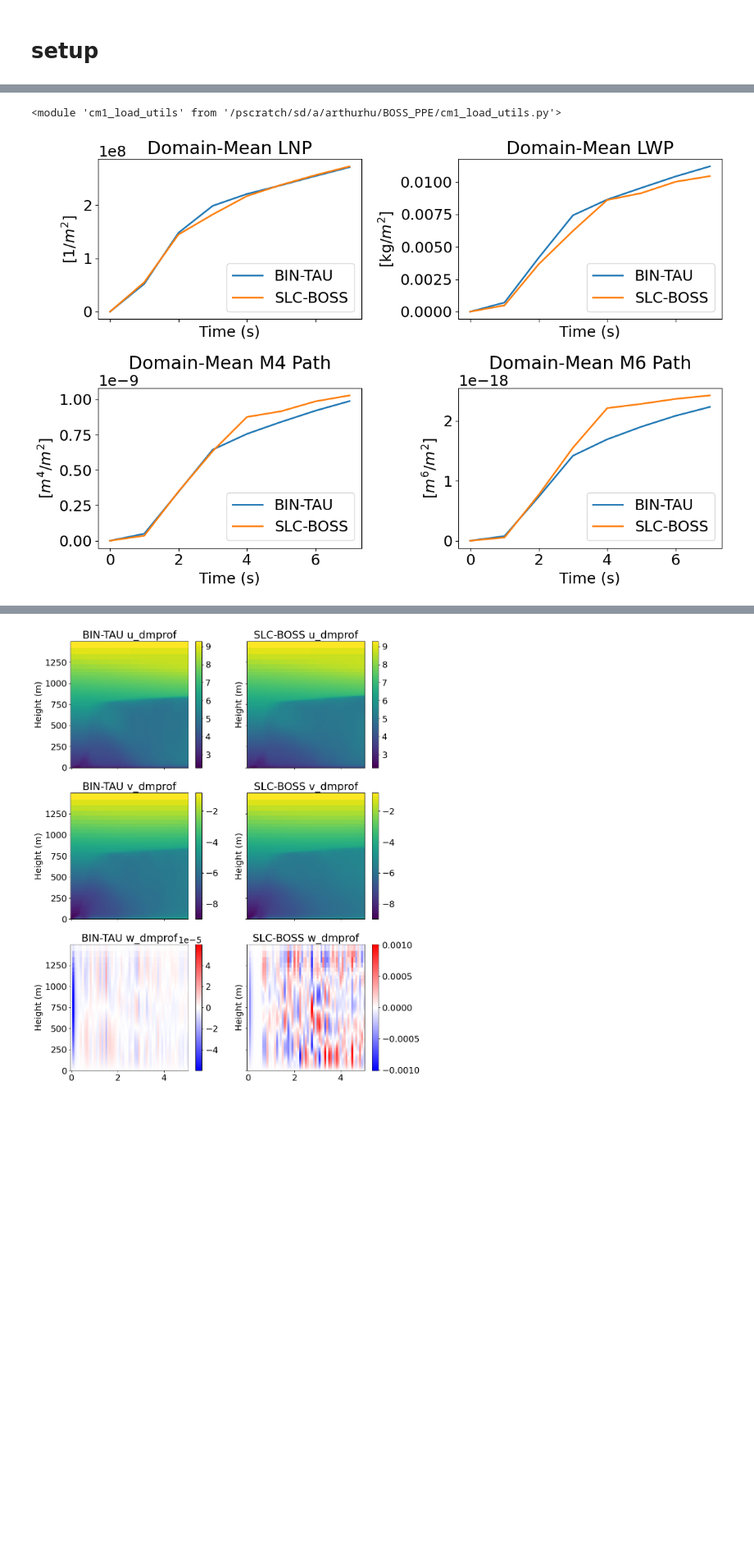
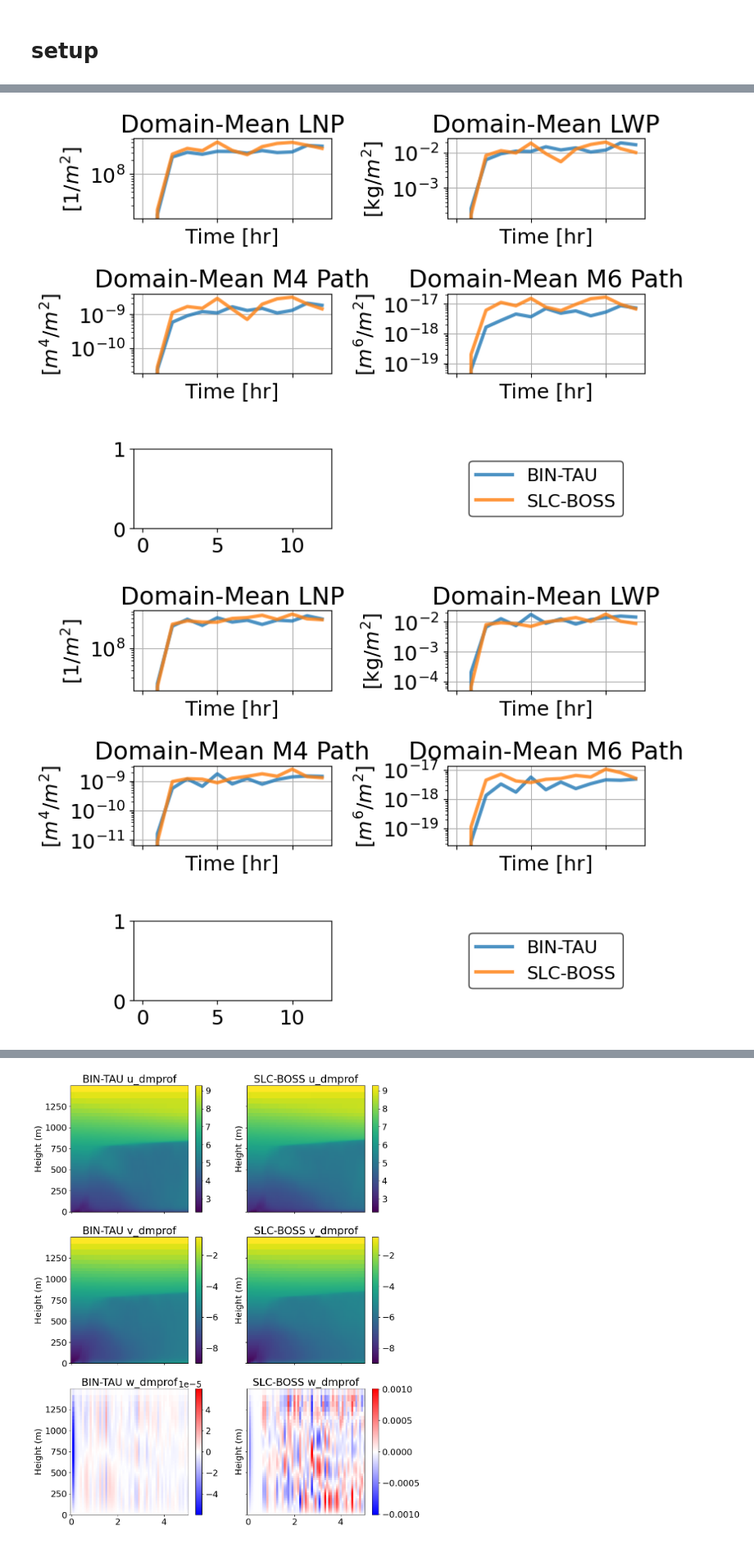
Before and after one commit to arthurzqhu/BOSS_PPE, a Jupyter notebook: cm1_viz.ipynb, the cells around one changed output, grey strips where cells are left out. Shown at 82% size. Cells and saved outputs as stored; diff of their text form; code cells hidden in the pictures; blank space fills up the shorter version.

```diff
--- a/cm1_viz.ipynb
+++ b/cm1_viz.ipynb
@@ -14,8 +19,8 @@ import itertools
 # %%
-nikki = '2025-09-10'
+nikki = ''
 target_nikki = 'target'
-sim_config = 'fullmp_actce'
-target_sim_config = 'fullmic'
+sim_config = 'NCE_rico'
+target_sim_config = 'NCE_rico'
 
 plot_dir = f"plots/{nikki}/{sim_config}/"
 if not os.path.exists(plot_dir):
@@ -25,14 +30,18 @@ n_init = 1
 target_mp = 'BIN-TAU'
 train_mp = 'SLC-BOSS'
 mconfigs = os.listdir(cl.output_dir + nikki)
-vars_strs, vars_vn = lp.get_dics(cl.output_dir, target_nikki, target_sim_config, n_init)
+vars_strs, vars_vn = lp.get_dics(cl.output_dir, nikki, sim_config, n_init)
 var_interest = []
 var_interest += ['M0_dmprof', 'M3_dmprof', 'M4_dmprof', 'M6_dmprof'] # domain-mean profiles
 var_interest += ['M0_dmpath', 'M3_dmpath', 'M4_dmpath', 'M6_dmpath'] # domain-mean path
+# var_interest += ['M0_dmpath', 'M3_dmpath', 'M4_dmpath', 'M6_dmpath', 'prate_dm'] # domain-mean path
 # var_interest += ['M0_curtain_mean', 'M3_curtain_mean', 'M4_curtain_mean', 'M6_curtain_mean'] # curtain
 # var_interest += ['w', 'w_dmprof', 'w_curtain_slice', 'w_curtain_mean'] # 4D var
 # var_interest += ['u_dmprof', 'v_dmprof', 'w_dmprof']
 # var_interest += ['M0', 'M3']
+var_interest += ['M0_dmpath_last6hrmean', 'M3_dmpath_last6hrmean', 'M4_dmpath_last6hrmean', 'M6_dmpath_last6hrmean',
+                #  'prate_dm_last2hrmean', 'prate_last2hrstd', 't_precip_onset', 'precip_max_dm'
+                ] # last 2 hr mean path
 
 file_info = {'dir': cl.output_dir,
              'date': nikki,
@@ -43,22 +52,17 @@ if 'nc_dict' not in globals():
 # %%
 # load BIN data
 
-for initcond_combo in itertools.product(*[vars_strs[0][:1]]):
+for initcond_combo in tqdm(itertools.product(*[vars_strs[0]])):
     ic_str = "".join(initcond_combo)
     file_info.update({'sim_config': target_sim_config,
                       'vars_str': list(initcond_combo),
                       'date': target_nikki,
                       'mp_config': target_mp})
     cl.load_cm1(file_info, var_interest, nc_dict, False)
-# %%
-import importlib
-importlib.reload(cl)
-# %% [output]
-<module 'cm1_load_utils' from '/pscratch/sd/a/arthurhu/BOSS_PPE/cm1_load_utils.py'>
 # %%
 # load BOSS data
 
-for initcond_combo in itertools.product(*[vars_strs[0][:1]]):
+for initcond_combo in tqdm(itertools.product(*[vars_strs[0]])):
     ic_str = "".join(initcond_combo)
     file_info.update({'sim_config': sim_config,
                       'vars_str': list(initcond_combo),
@@ -68,28 +72,50 @@ for initcond_combo in itertools.product(*[vars_strs[0][:1]]):
 # %%
 time = nc_dict['time']/3600
 mps = ['BIN-TAU', 'SLC-BOSS']
+color_order = ['tab:blue', 'tab:orange']
 x = nc_dict['x']
 z = nc_dict['z']*1e3
 icase = 'na10'
 plt.rc('font', size=18)
 # %%
 varsplot = ['M0_dmpath', 'M3_dmpath', 'M4_dmpath', 'M6_dmpath']
-fig, axs = plt.subplots(2, 2, figsize=(12, 8), sharex=True)
-axs = axs.flatten()
-min_time = min(nc_dict[icase]['SLC-BOSS'][var_interest[0]]['value'].shape[0],
-    nc_dict[icase]['BIN-TAU'][var_interest[0]]['value'].shape[0])
-for i, var in enumerate(varsplot):
-    units = cl.output_var_set[var]['var_unit']
-    longname = cl.output_var_set[var]['longname']
-    for mp in mps:
-        axs[i].plot(time[:min_time], nc_dict[icase][mp][var]['value'][:min_time], label=mp, linewidth=2)
-    # axs[i].set_yscale('log')
-    axs[i].set_title(longname)
-    axs[i].set_xlabel('Time (s)')
-    axs[i].set_ylabel(f"[{units}]")
-    axs[i].legend(loc='lower right')
-    # axs[i].set_yscale('log')
-plt.tight_layout()
-plt.savefig(f"{plot_dir}{sim_config}_dm_path.png")
+for case in vars_strs[0]:
+    fig, axs = plt.subplots(3, 2, figsize=(8, 6), sharex=True)
+    axs = axs.flatten()
+    min_time = min(
+        # nc_dict[sim2_config][case][var_interest[0]]['value'].shape[0],
+        nc_dict[case][mps[0]][var_interest[0]]['value'].shape[0],
+        nc_dict[case][mps[1]][var_interest[0]]['value'].shape[0])
+
+
+
+    for iax, var in enumerate(varsplot):
+        units = cl.output_var_set[var]['var_unit']
+        longname = cl.output_var_set[var]['longname']
+        for i, mp in enumerate(mps):
+            axs[iax].plot(time[:min_time], nc_dict[case][mp][var]['value'][:min_time], label=mp, linewidth=3, alpha=0.8, color=color_order[i])
+        axs[iax].set_title(longname)
+        axs[iax].set_xlabel('Time [hr]')
+        axs[iax].set_ylabel(f"[{units}]")
+        # axs[iax].legend(loc='lower right')
+        axs[iax].grid(True)
+        axs[iax].set_yscale('log')
+    # After plotting all lines, add a single, consolidated legend for the entire figure
+    # Collect handles and labels from the first axis (can be any axis as labels are consistent)
+    # Place the legend in the empty subplot location (bottom right, i.e., axs[-1])
+    handles, labels = axs[0].get_legend_handles_labels()
+    axs[-1].legend(handles, labels, loc='center', fontsize=16, frameon=True, edgecolor='black', fancybox=True)
+    axs[-1].axis('off')  # Hide the axes in the empty subplot
+
+    # # Remove the unused subplot if present
+    # if len(varsplot) < len(axs):
+    #     for j in range(len(varsplot), len(axs)):
+    #         fig.delaxes(axs[j])
+    #     axs = axs[:len(varsplot)]
+
+    plt.tight_layout()
+    # Use bbox_inches='tight' to ensure the legend at the top is fully captured in the saved figure
+    plt.savefig(f"{plot_dir}{mps[0]}_{case}_dm_path.pdf", bbox_inches='tight')
 # %% [output]
-[figure, old version]
+[figure, new version]
+[figure, added]
```
Also changed, not shown: parts of 9 cells of this notebook, 4 other files.
